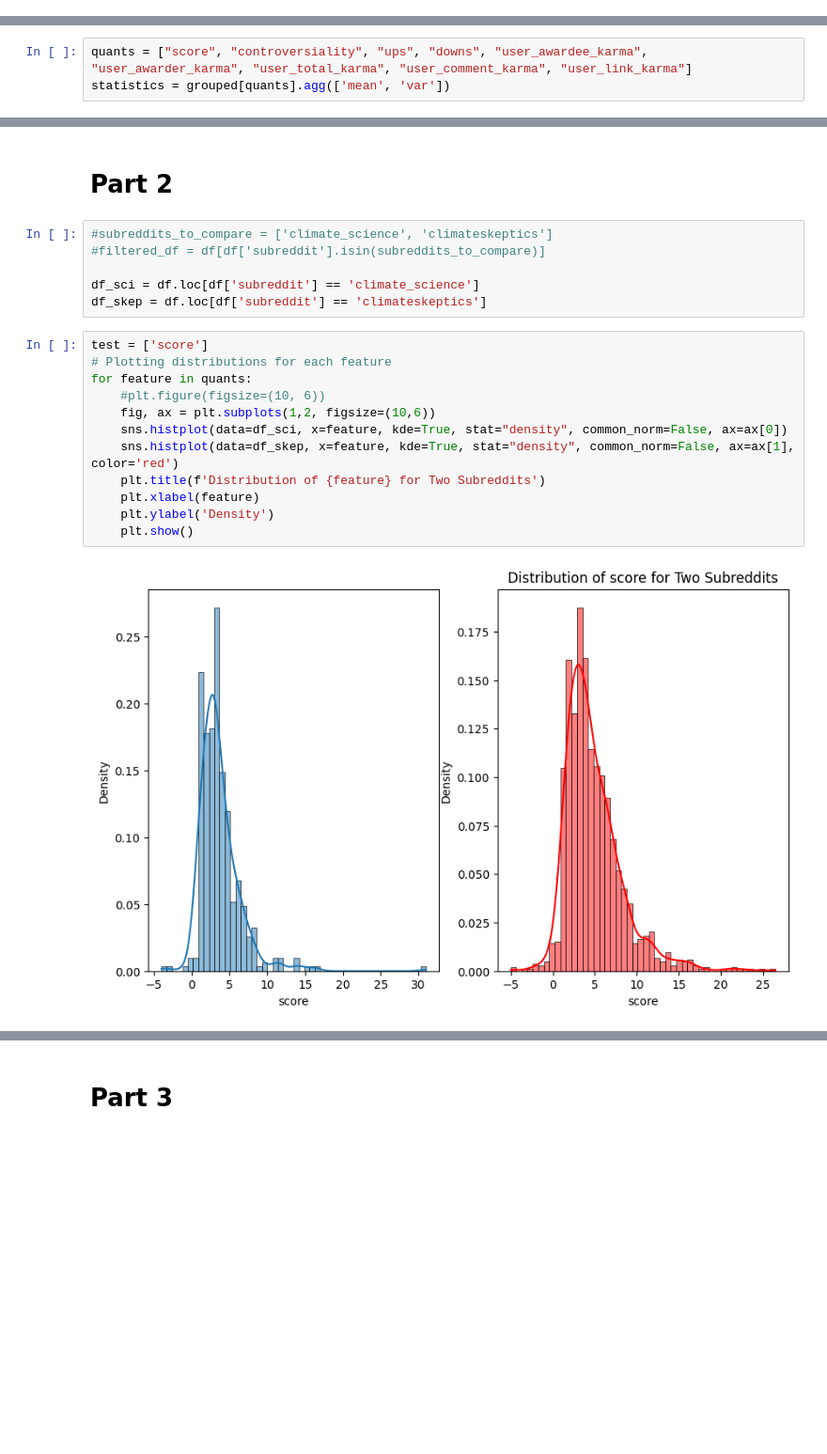
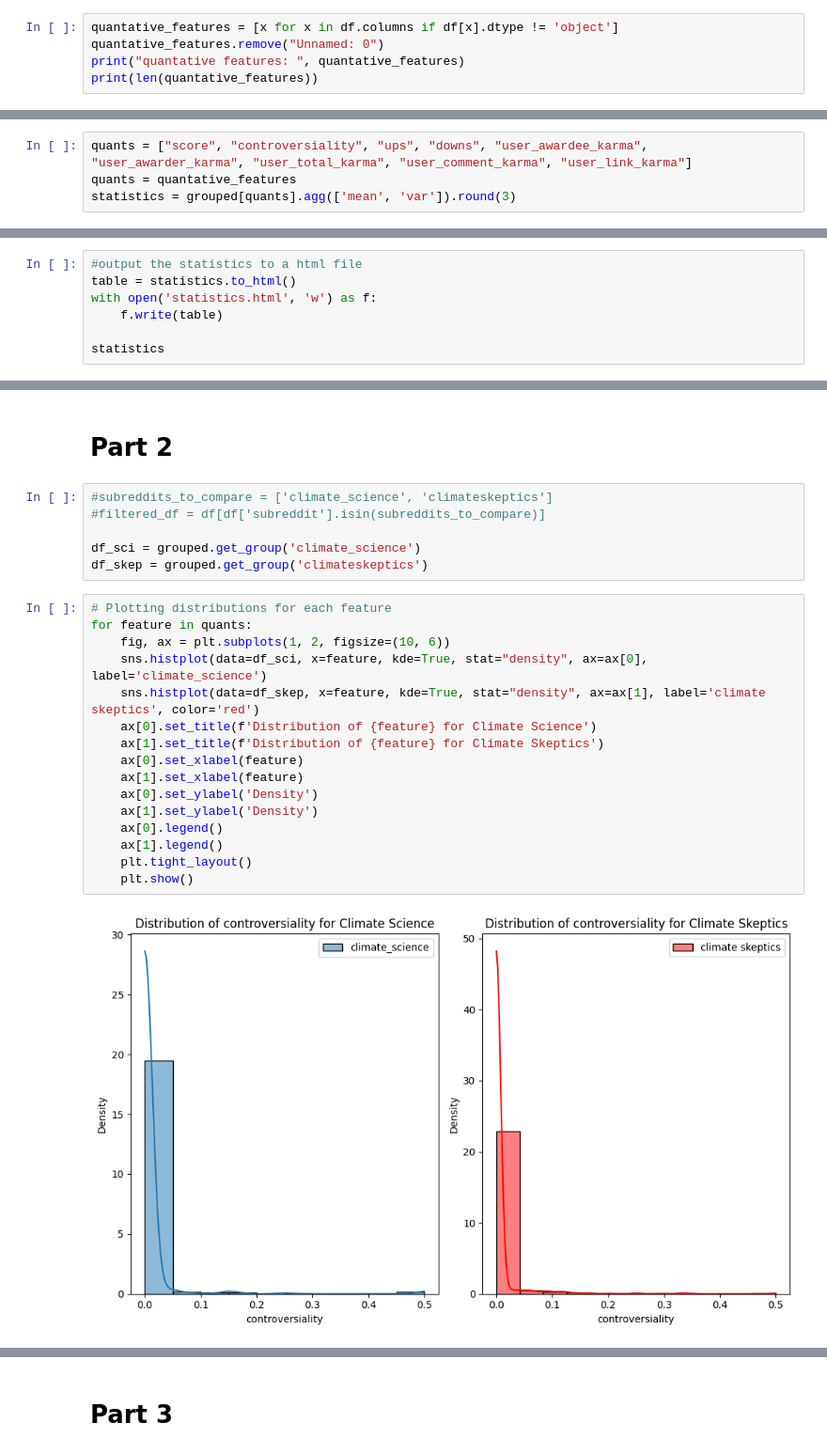
Before and after one commit to J-o-e-M/Social-Media-Mining-Project, a Jupyter notebook: hw1.ipynb, the cells around one changed output, grey strips where cells are left out. Shown at 94% size. Saved outputs shown, nothing was run; the diff lists cells and outputs as text; blank space fills up the shorter version.

```diff
--- a/hw1.ipynb
+++ b/hw1.ipynb
@@ -22,0 +66,5 @@ grouped = df.groupby("subreddit")
+# %%
+quantative_features = [x for x in df.columns if df[x].dtype != 'object']
+quantative_features.remove("Unnamed: 0")
+print("quantative features: ", quantative_features)
+print(len(quantative_features))
@@ -23,3 +74,4 @@ grouped = df.groupby("subreddit")
 # %%
 quants = ["score", "controversiality", "ups", "downs", "user_awardee_karma", "user_awarder_karma", "user_total_karma", "user_comment_karma", "user_link_karma"]
-statistics = grouped[quants].agg(['mean', 'var'])
+quants = quantative_features
+statistics = grouped[quants].agg(['mean', 'var']).round(3)
@@ -33,0 +78,7 @@ statistics
+# %%
+#output the statistics to a html file
+table = statistics.to_html()
+with open('statistics.html', 'w') as f:
+    f.write(table)
+
+statistics
@@ -37,19 +95,23 @@ statistics
 #subreddits_to_compare = ['climate_science', 'climateskeptics']
 #filtered_df = df[df['subreddit'].isin(subreddits_to_compare)]
 
-df_sci = df.loc[df['subreddit'] == 'climate_science']
-df_skep = df.loc[df['subreddit'] == 'climateskeptics']
+df_sci = grouped.get_group('climate_science')
+df_skep = grouped.get_group('climateskeptics')
 # %%
-test = ['score']
 # Plotting distributions for each feature
 for feature in quants:
-    #plt.figure(figsize=(10, 6))
-    fig, ax = plt.subplots(1,2, figsize=(10,6))
-    sns.histplot(data=df_sci, x=feature, kde=True, stat="density", common_norm=False, ax=ax[0])
-    sns.histplot(data=df_skep, x=feature, kde=True, stat="density", common_norm=False, ax=ax[1], color='red')
-    plt.title(f'Distribution of {feature} for Two Subreddits')
-    plt.xlabel(feature)
-    plt.ylabel('Density')
+    fig, ax = plt.subplots(1, 2, figsize=(10, 6))
+    sns.histplot(data=df_sci, x=feature, kde=True, stat="density", ax=ax[0], label='climate_science')
+    sns.histplot(data=df_skep, x=feature, kde=True, stat="density", ax=ax[1], label='climate skeptics', color='red')
+    ax[0].set_title(f'Distribution of {feature} for Climate Science')
+    ax[1].set_title(f'Distribution of {feature} for Climate Skeptics')
+    ax[0].set_xlabel(feature)
+    ax[1].set_xlabel(feature)
+    ax[0].set_ylabel('Density')
+    ax[1].set_ylabel('Density')
+    ax[0].legend()
+    ax[1].legend()
+    plt.tight_layout()
     plt.show()
 # %% [output]
-[figure, old version]
+[figure, new version]
```
Also changed, not shown: parts of 15 cells of this notebook, 1 other file.
